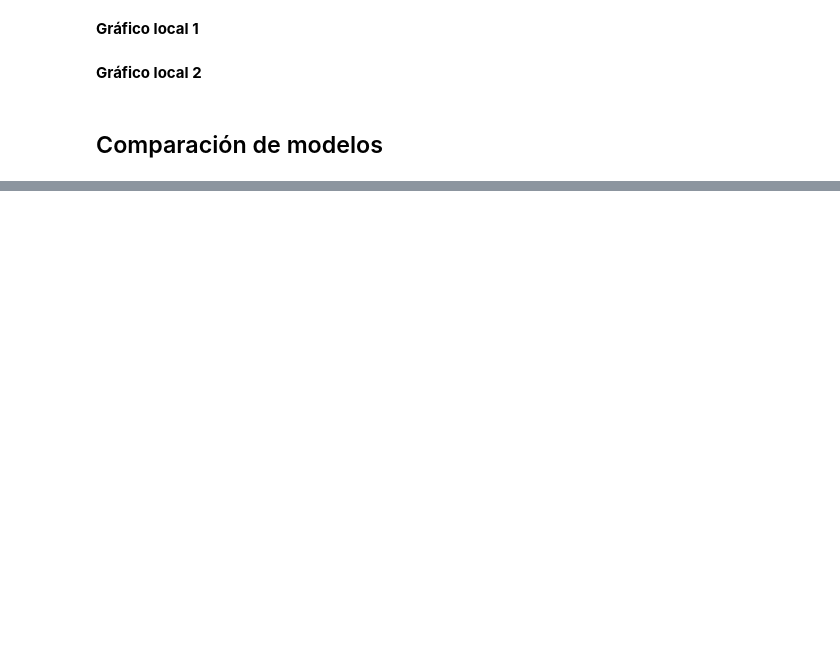
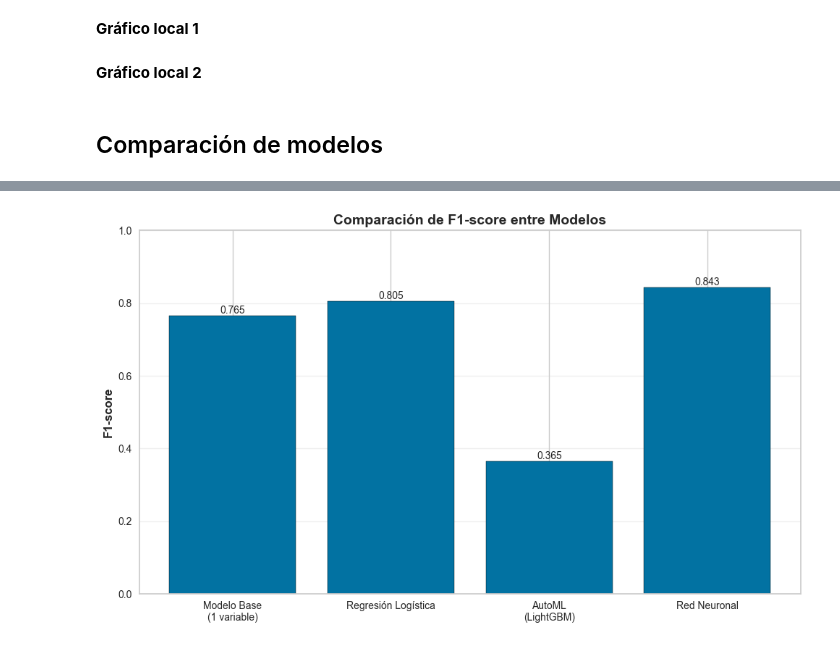
Before and after one commit to juanachies/AA1-TUIA-Chies-Palacio, a Jupyter notebook: TP-clasificacion-AA1.ipynb, the cells around one changed output, grey strips where cells are left out. Saved outputs shown, nothing was run; the diff lists cells and outputs as text; code cells hidden in the pictures; blank space fills up the shorter version.

```diff
--- a/TP-clasificacion-AA1.ipynb
+++ b/TP-clasificacion-AA1.ipynb
@@ -1906,12 +1904,12 @@ La diferencia en el AUC entre la regresión logística manual (0.875) y el model
 # %% [markdown]
 **Métricas**
 # %%
-f1_automl = f1_score(y_true, y_predicted)
+f1_best = f1_score(y_true, y_pred_best_opt)
 
-classification_report_logreg = classification_report(y_true, y_predicted)
+classification_report_logreg = classification_report(y_true, y_pred_best_opt)
 
 print("Métricas para AutoML:")
-print(f'Accuracy: {accuracy_score(y_true, y_predicted)}')
+print(f'Accuracy: {accuracy_score(y_true, y_pred_best_opt)}')
 print("Reporte de clasificación:")
 print(classification_report_logreg)
 # %% [output]
@@ -2496,0 +2582,42 @@ def make_explanation(idx):
+# %%
+model_names = [
+    'Modelo Base\n(1 variable)',
+    'Regresión Logística',
+    'AutoML\n(LightGBM)',
+    'Red Neuronal'
+]
+
+f1_scores = [
+    f1_base,
+    f1_logreg,
+    f1_best,
+    f1_nn
+]
+
+x = np.arange(len(model_names))
+
+plt.figure(figsize=(10, 6))
+bars = plt.bar(x, f1_scores, edgecolor='black')
+
+plt.ylabel('F1-score', fontsize=12, fontweight='bold')
+plt.title('Comparación de F1-score entre Modelos', fontsize=14, fontweight='bold')
+plt.xticks(x, model_names)
+plt.ylim(0, 1)
+plt.grid(axis='y', alpha=0.3)
+
+# Valores arriba de las barras
+for bar in bars:
+    height = bar.get_height()
+    plt.text(
+        bar.get_x() + bar.get_width() / 2,
+        height,
+        f'{height:.3f}',
+        ha='center',
+        va='bottom',
+        fontsize=10
+    )
+
+plt.tight_layout()
+plt.show()
+# %% [output]
+[figure, added]
```
Also changed, not shown: parts of 30 cells of this notebook, 1 other file.
